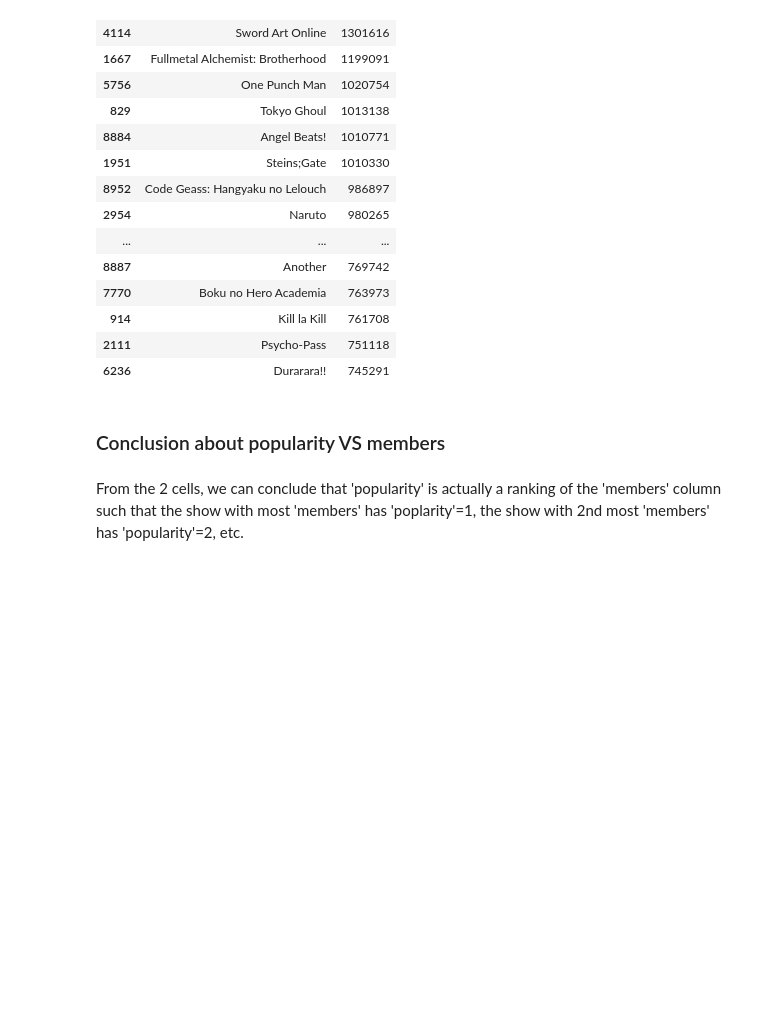
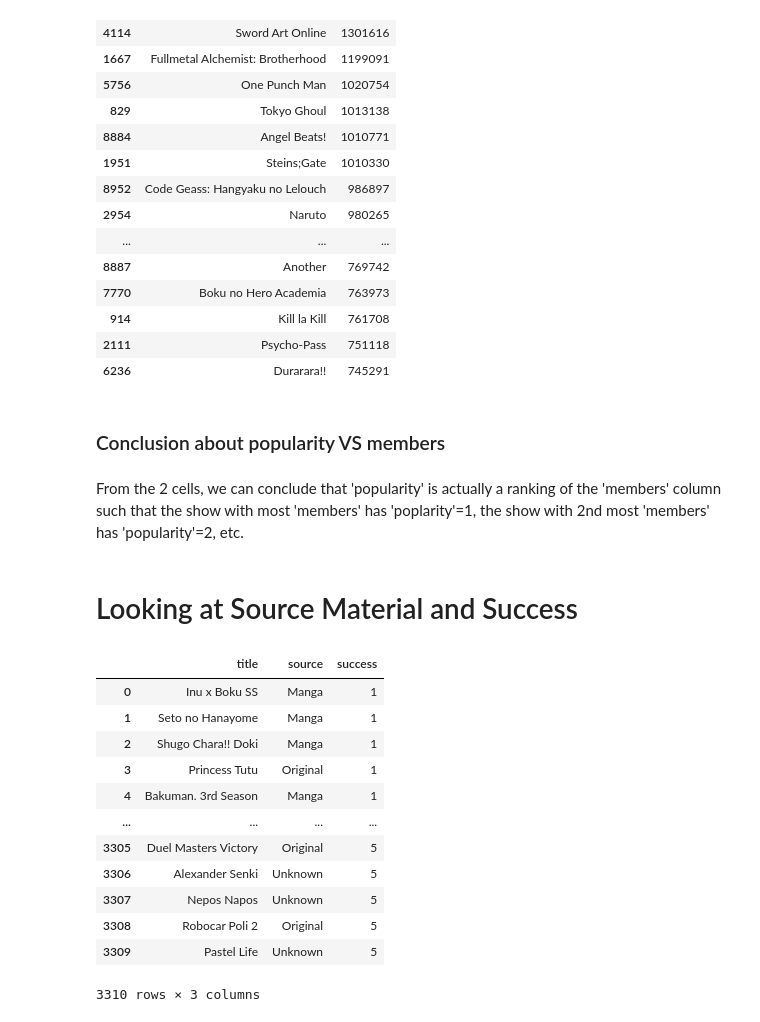
Before and after one commit to TanGuiShan/mini_project, a Jupyter notebook: Data Visualisation.ipynb, the cells around one changed output. Saved outputs shown, nothing was run; the diff lists cells and outputs as text; code cells hidden in the pictures; blank space fills up the shorter version.

```diff
--- a/Data Visualisation.ipynb
+++ b/Data Visualisation.ipynb
@@ -381,3 +368,22 @@ top_30_members
 ### Conclusion about popularity VS members
 # %% [markdown]
 From the 2 cells, we can conclude that 'popularity' is actually a ranking of the 'members' column such that the show with most 'members' has 'poplarity'=1, the show with 2nd most 'members' has 'popularity'=2, etc.
+# %% [markdown]
+# Looking at Source Material and Success
+# %%
+source_df = animelist[['title','source', 'success']]
+source_df
+# %% [output]
+|  | title | source | success |
+| 0 | Inu x Boku SS | Manga | 1 |
+| 1 | Seto no Hanayome | Manga | 1 |
+| 2 | Shugo Chara!! Doki | Manga | 1 |
+| 3 | Princess Tutu | Original | 1 |
+| 4 | Bakuman. 3rd Season | Manga | 1 |
+| ... | ... | ... | ... |
+| 3305 | Duel Masters Victory | Original | 5 |
+| 3306 | Alexander Senki | Unknown | 5 |
+| 3307 | Nepos Napos | Unknown | 5 |
+| 3308 | Robocar Poli 2 | Original | 5 |
+| 3309 | Pastel Life | Unknown | 5 |
+3310 rows × 3 columns
```
Also changed, not shown: parts of 15 cells of this notebook.
